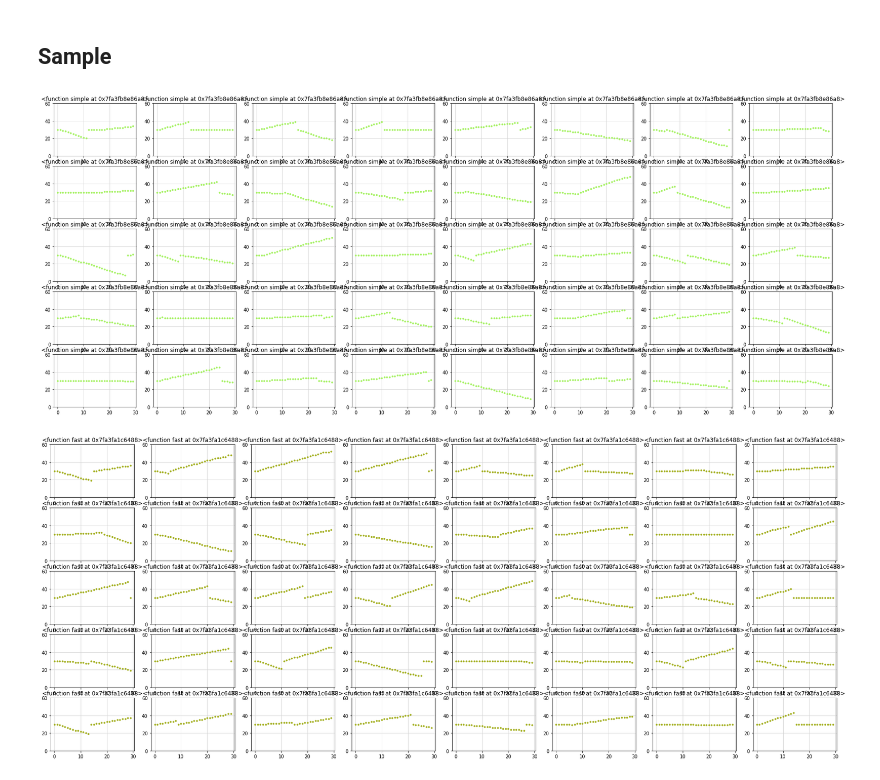
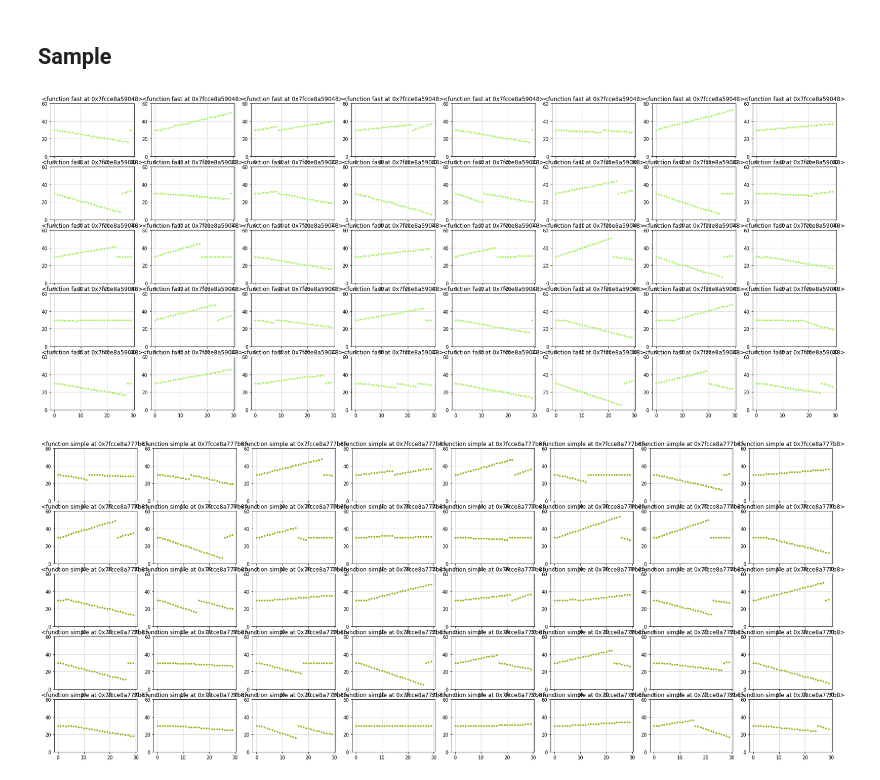
Before and after one commit to feldberlin/wavenet, a Jupyter notebook: notebooks/train.tiny.ipynb, the cells around one changed output. Drawn from its saved outputs; the diff is of its cells as text; code cells hidden in the pictures.

```diff
--- a/notebooks/train.tiny.ipynb
+++ b/notebooks/train.tiny.ipynb
@@ -37,6 +38,7 @@ p = model.HParams(
     compress=False,
     sample_length=n_samples,
     seed=131,
+    embed_inputs=True,
     verbose=False
 )
 # %%
@@ -59,21 +61,21 @@ t.train()
 # %%
 n_samples=30
 batch_size=40
 
 def plotit(generated, name):
     color = np.random.rand(3,)
     plt.subplots(figsize=(30, 12))
     for i in range(batch_size):
         plt.subplot(5, 8, i+1)
         plt.ylim(0, p.n_classes)
         plt.grid(color='lightgray')
         plt.title(name)
         plt.plot(torch.arange(n_samples), generated[i, 0], '.', color=color)
 
 
-for f in [sample.simple, sample.fast]:
+for f in [sample.fast, sample.simple]:
     y, logits, *_ = f(m, ds.transforms, utils.decode_random, n_samples=n_samples, batch_size=batch_size)
     plotit(y, str(f))
 # %% [output]
-[figure, old version]
+[figure, new version]
-[figure, old version]
+[figure, new version]
```
Also changed, not shown: parts of 4 cells of this notebook, 8 other files.
